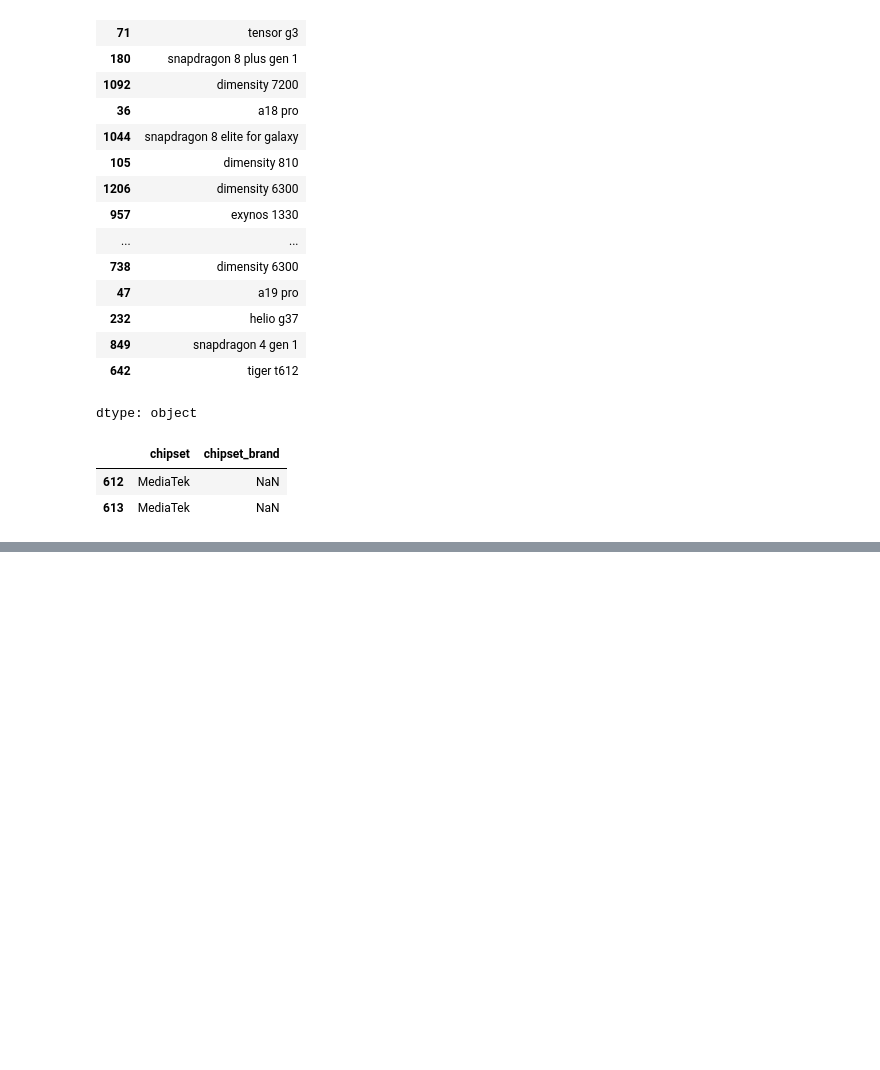
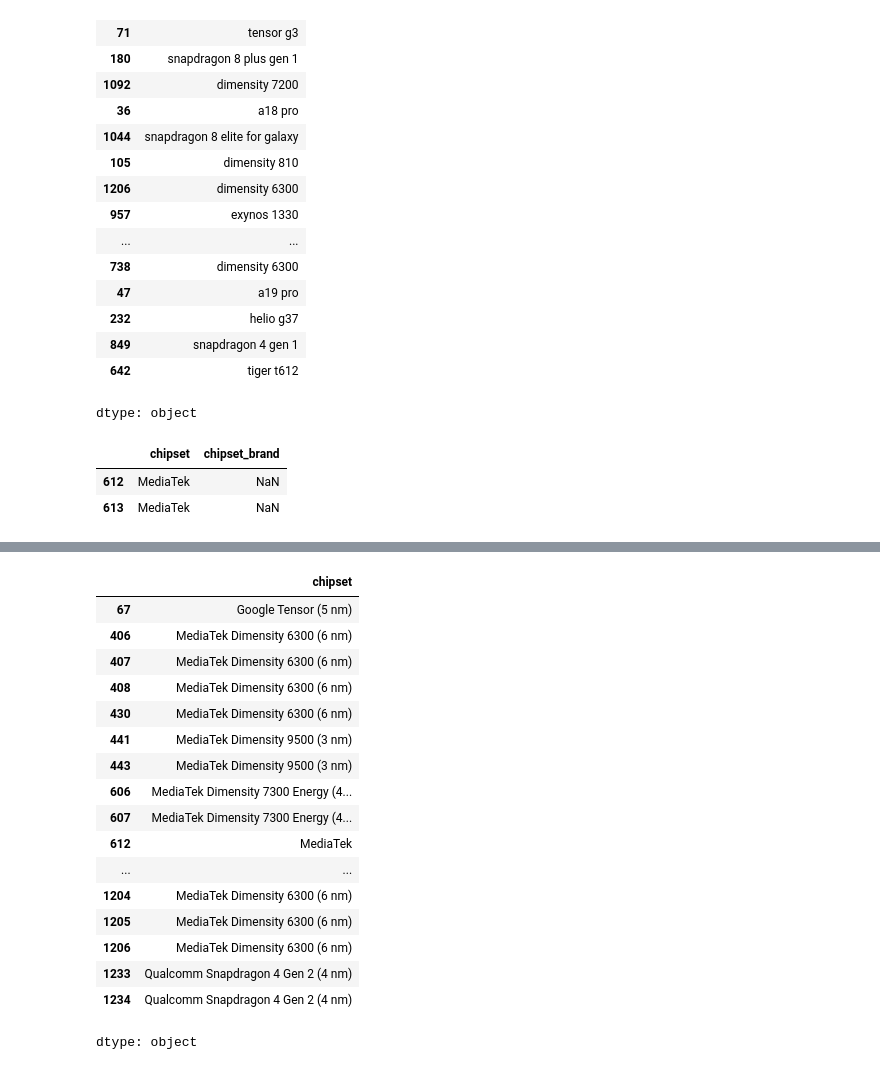
Before and after one commit to rajeshxdatascience/smartphone-recommender-system, a Jupyter notebook: SpecLens_AI_Data_Engineering.ipynb, the cells around one changed output, grey strips where cells are left out. Drawn from its saved outputs; the diff is of its cells as text; code cells hidden in the pictures; blank space fills up the shorter version.

```diff
--- a/SpecLens_AI_Data_Engineering.ipynb
+++ b/SpecLens_AI_Data_Engineering.ipynb
@@ -2903,0 +2929,21 @@ df.loc[[612,613]][['chipset','chipset_brand']]
+# %%
+df[df['antutu_score'].isnull()]['chipset']
+# %% [output]
+|  | chipset |
+| 67 | Google Tensor (5 nm) |
+| 406 | MediaTek Dimensity 6300 (6 nm) |
+| 407 | MediaTek Dimensity 6300 (6 nm) |
+| 408 | MediaTek Dimensity 6300 (6 nm) |
+| 430 | MediaTek Dimensity 6300 (6 nm) |
+| 441 | MediaTek Dimensity 9500 (3 nm) |
+| 443 | MediaTek Dimensity 9500 (3 nm) |
+| 606 | MediaTek Dimensity 7300 Energy (4... |
+| 607 | MediaTek Dimensity 7300 Energy (4... |
+| 612 | MediaTek |
+| ... | ... |
+| 1204 | MediaTek Dimensity 6300 (6 nm) |
+| 1205 | MediaTek Dimensity 6300 (6 nm) |
+| 1206 | MediaTek Dimensity 6300 (6 nm) |
+| 1233 | Qualcomm Snapdragon 4 Gen 2 (4 nm) |
+| 1234 | Qualcomm Snapdragon 4 Gen 2 (4 nm) |
+dtype: object
```
Also changed, not shown: parts of 4 cells of this notebook.
